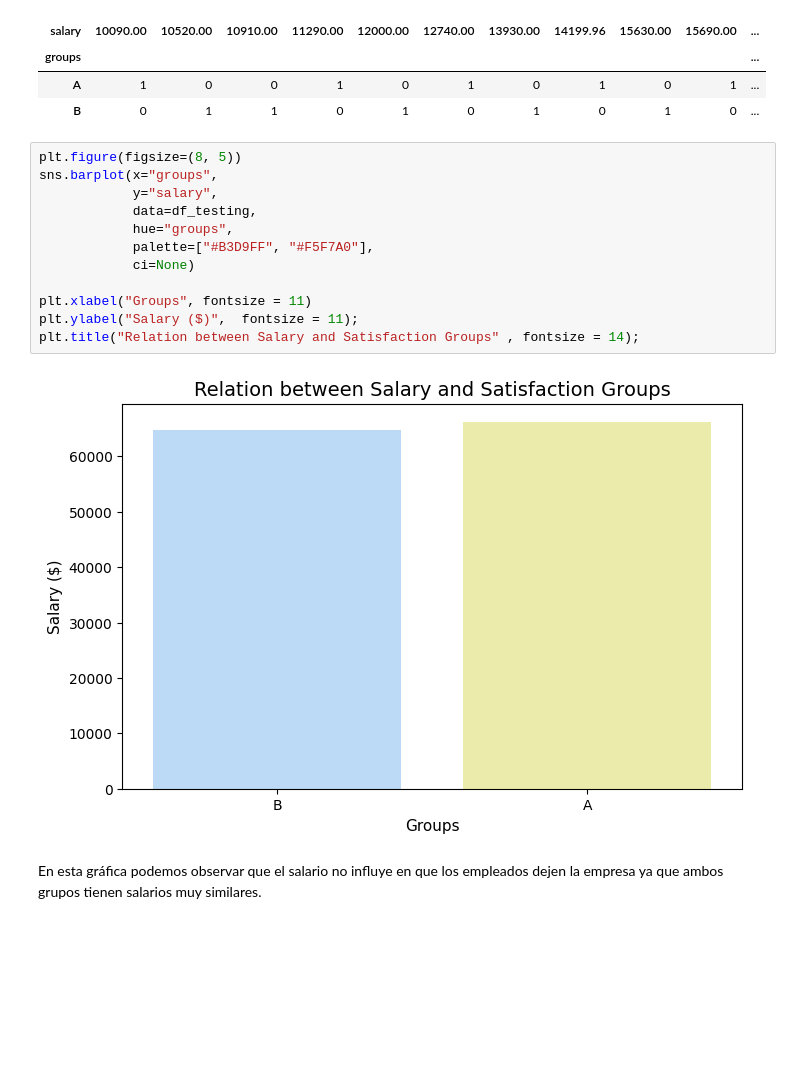
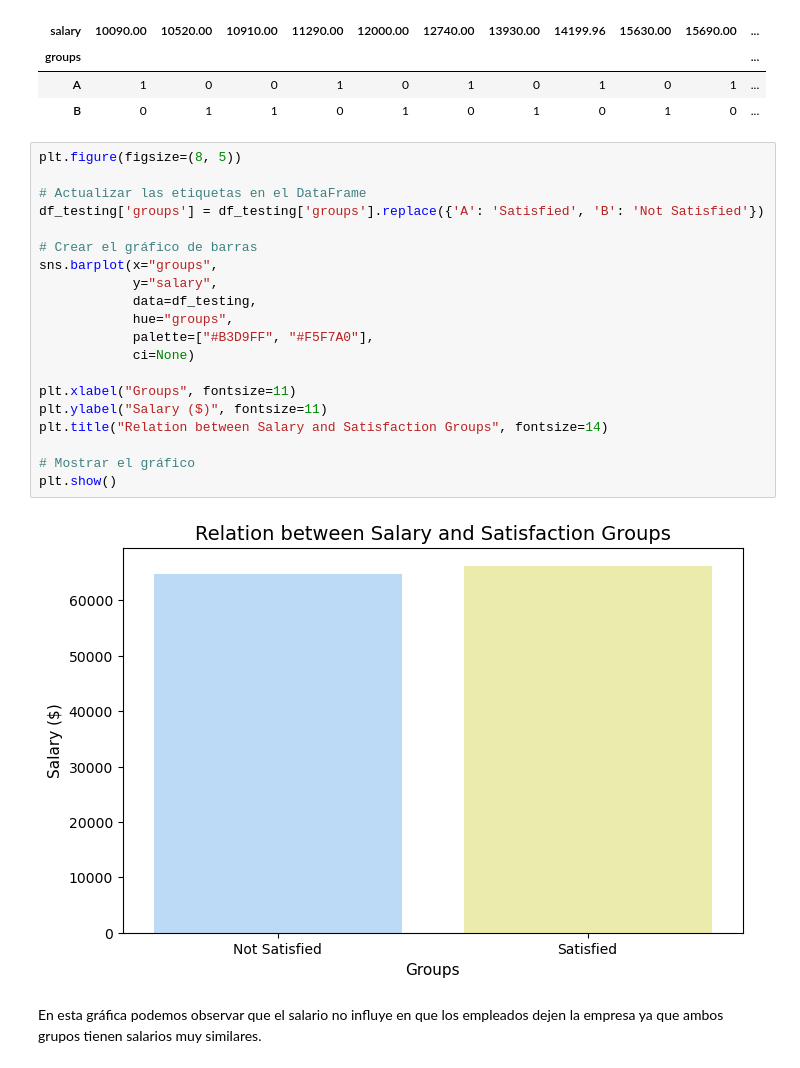
Before and after one commit to VeroSanchezO/proyecto-da-promo-k-modulo-3-team-5, a Jupyter notebook: notebooks/Fase_4_Problema_de_AB_testing.ipynb, the cells around one changed output. Cells and saved outputs as stored; diff of their text form; blank space fills up the shorter version.

```diff
--- a/notebooks/Fase_4_Problema_de_AB_testing.ipynb
+++ b/notebooks/Fase_4_Problema_de_AB_testing.ipynb
@@ -427,18 +441,26 @@ pd.crosstab(df_testing ["groups"], df_testing["salary"])
 | B | 0 | 1 | 1 | 0 | 1 | 0 | 1 | 0 | 1 | 0 | ... |
 # %%
 plt.figure(figsize=(8, 5))
+
+# Actualizar las etiquetas en el DataFrame
+df_testing['groups'] = df_testing['groups'].replace({'A': 'Satisfied', 'B': 'Not Satisfied'})
+
+# Crear el gráfico de barras
 sns.barplot(x="groups",
             y="salary",
             data=df_testing,
             hue="groups",
             palette=["#B3D9FF", "#F5F7A0"],
             ci=None)
 
-plt.xlabel("Groups", fontsize = 11)
-plt.ylabel("Salary ($)",  fontsize = 11);
-plt.title("Relation between Salary and Satisfaction Groups" , fontsize = 14);
+plt.xlabel("Groups", fontsize=11)
+plt.ylabel("Salary ($)", fontsize=11)
+plt.title("Relation between Salary and Satisfaction Groups", fontsize=14)
+
+# Mostrar el gráfico
+plt.show()
 # %% [output]
-[figure, old version]
+[figure, new version]
 # %% [markdown]
 En esta gráfica podemos observar que el salario no influye en que los empleados dejen la empresa ya que ambos grupos tienen salarios muy similares.
 # %%
```
Also changed, not shown: parts of 11 cells of this notebook.
